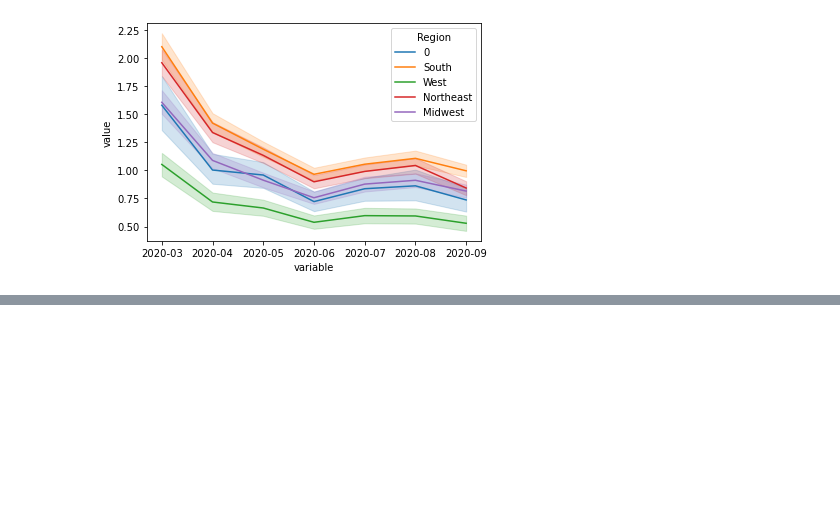
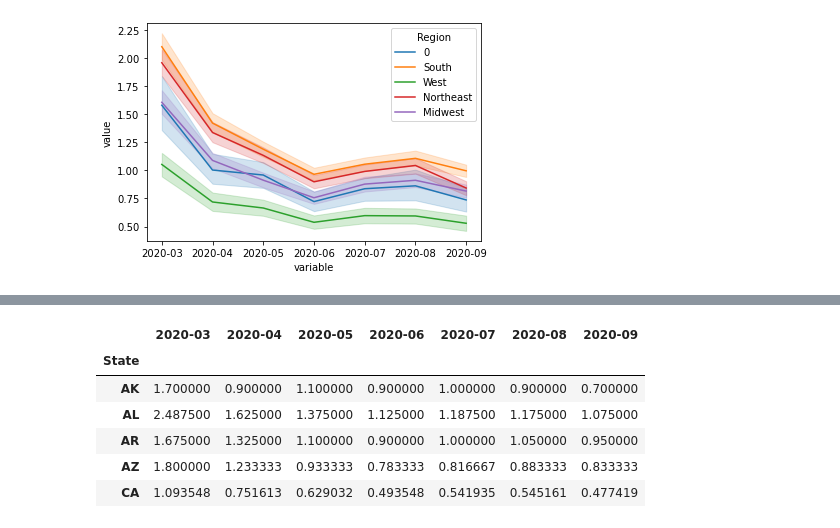
Before and after one commit to jamilao/housing-and-covid19, a Jupyter notebook: notebooks/MortgageDataProcessing.ipynb, the cells around one changed output, grey strips where cells are left out. Cells and saved outputs as stored; diff of their text form; code cells hidden in the pictures; blank space fills up the shorter version.

```diff
--- a/notebooks/MortgageDataProcessing.ipynb
+++ b/notebooks/MortgageDataProcessing.ipynb
@@ -80,0 +96,11 @@ sns.lineplot(data=df_melted, x="variable", y="value", hue = "Region")
+# %%
+new_df = mortgage_delinq_df.groupby("State").mean()
+new_df.head()
+# %% [output]
+|  | 2020-03 | 2020-04 | 2020-05 | 2020-06 | 2020-07 | 2020-08 | 2020-09 |
+| State |  |  |  |  |  |  |  |
+| AK | 1.700000 | 0.900000 | 1.100000 | 0.900000 | 1.000000 | 0.900000 | 0.700000 |
+| AL | 2.487500 | 1.625000 | 1.375000 | 1.125000 | 1.187500 | 1.175000 | 1.075000 |
+| AR | 1.675000 | 1.325000 | 1.100000 | 0.900000 | 1.000000 | 1.050000 | 0.950000 |
+| AZ | 1.800000 | 1.233333 | 0.933333 | 0.783333 | 0.816667 | 0.883333 | 0.833333 |
+| CA | 1.093548 | 0.751613 | 0.629032 | 0.493548 | 0.541935 | 0.545161 | 0.477419 |
```
Also changed, not shown: parts of 5 cells of this notebook.
